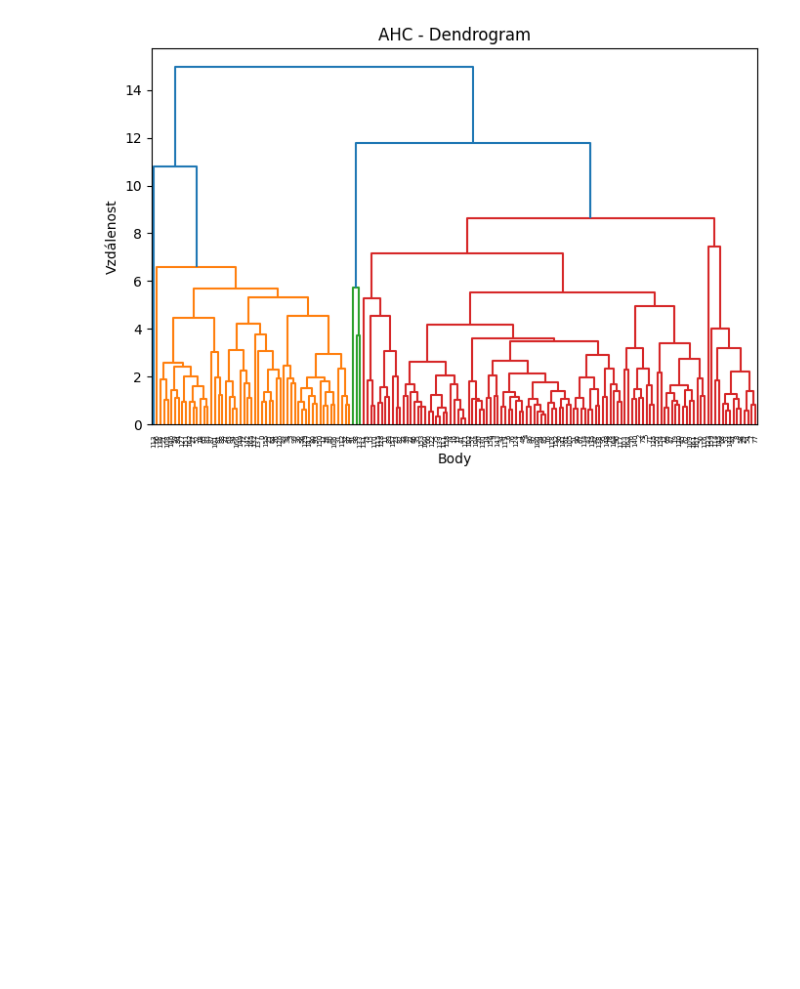
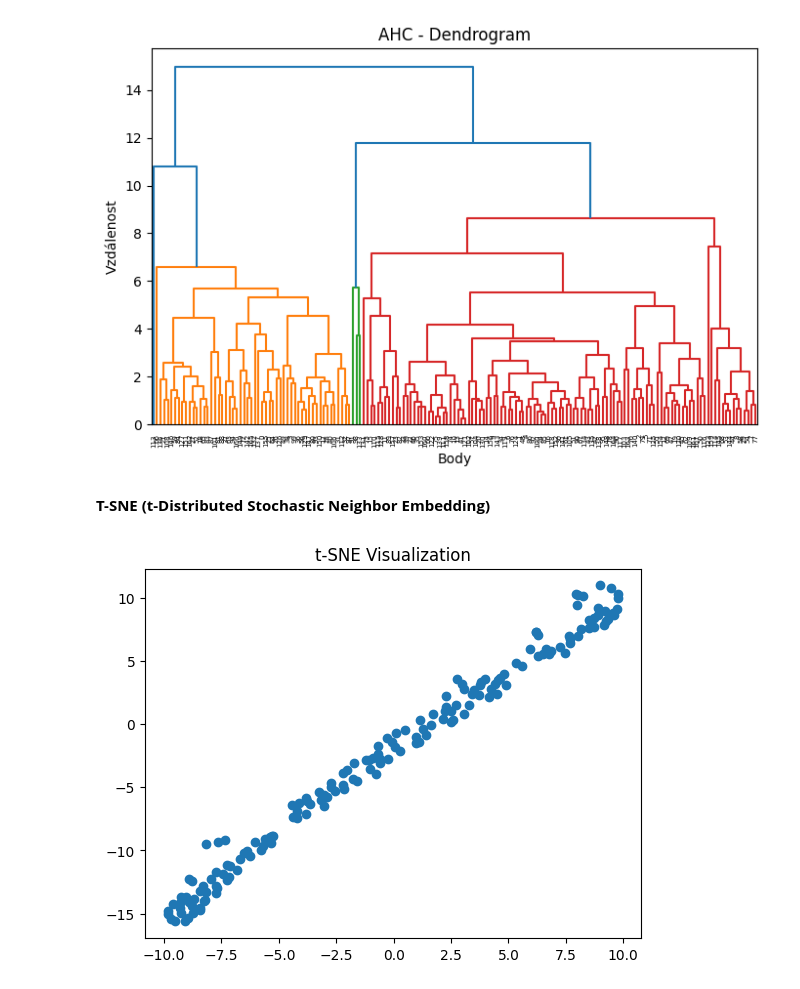
Before and after one commit to ArcanisX7/projekt_03, a Jupyter notebook: projekt.ipynb, the cells around one changed output. Saved outputs shown, nothing was run; the diff lists cells and outputs as text; code cells hidden in the pictures; blank space fills up the shorter version.

```diff
--- a/projekt.ipynb
+++ b/projekt.ipynb
@@ -198,21 +213,0 @@ plt.show()
-# %%
-from sklearn.cluster import KMeans
-from sklearn.metrics import silhouette_score
-
-silhouette_scores = []
-
-for k in range(2, 11):
-  model = KMeans(n_clusters=k, random_state=42, n_init=10)
-  model.fit(num_data)
-  score = silhouette_score(num_data, model.labels_)
-  silhouette_scores.append(score)
-import matplotlib.pyplot as plt
-
-plt.figure(figsize=(10, 5))
-plt.plot(range(2,11), silhouette_scores, marker='o', color='red')
-
-plt.xlabel('Počet klastrů')
-plt.ylabel('Silueta')
-plt.title('Metoda siluety')
-
-plt.show()
@@ -277,3 +268,17 @@ plt.ylabel('Vzdálenost')
 plt.show()
 # %% [output]
 [figure]
+# %% [markdown]
+**T-SNE (t-Distributed Stochastic Neighbor Embedding)**
+# %%
+from sklearn.manifold import TSNE
+
+tsne = TSNE(n_components=2, random_state=42)
+X_tsne = tsne.fit_transform(num_data)
+
+import matplotlib.pyplot as plt
+plt.scatter(X_tsne[:, 0], X_tsne[:, 1])
+plt.title("t-SNE Visualization")
+plt.show()
+# %% [output]
+[figure, added]
```
Also changed, not shown: parts of 26 cells of this notebook.
